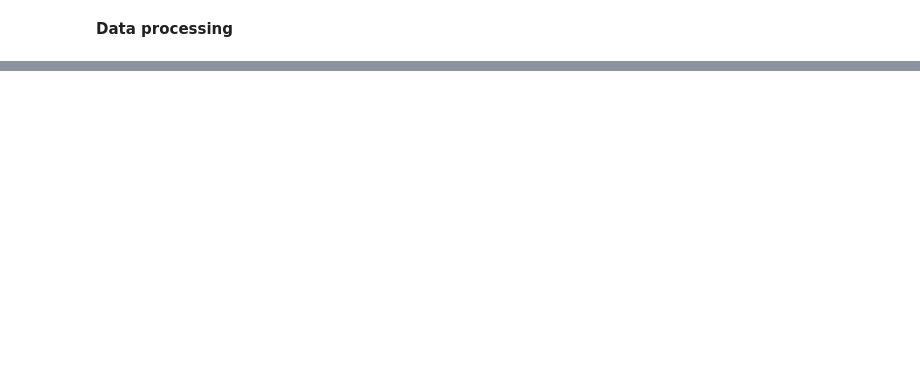
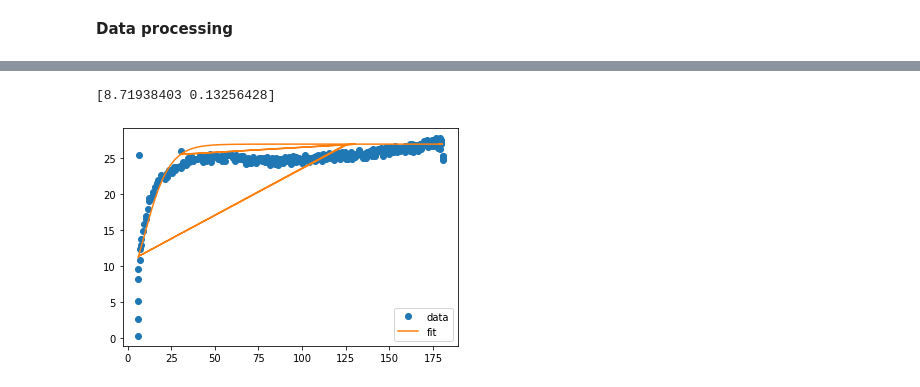
Before and after one commit to Jonasjcmh/PneuNet_Controller, a Jupyter notebook: Impedance controller.ipynb, the cells around one changed output, grey strips where cells are left out. Saved outputs shown, nothing was run; the diff lists cells and outputs as text; code cells hidden in the pictures; blank space fills up the shorter version.

```diff
--- a/Impedance controller.ipynb
+++ b/Impedance controller.ipynb
@@ -491,3 +501,19 @@ pylab.plot(ydata[1:300], label='data')
+# %%
+popt, pcov = curve_fit(sigmoid, xdata, ydata)
+print (popt)
+
+#x = np.linspace(-1, 15, 50)
+x=xdata
+y = sigmoid(x, *popt)
+
+pylab.plot(xdata, 27*ydata, 'o', label='data')
+pylab.plot(x,27*y, label='fit')
+#pylab.ylim(0, 1.05)
+pylab.legend(loc='best')
+pylab.show()
+# %% [output]
+[8.71938403 0.13256428]
+[figure, added]
 # %%
 xdata = np.array([0.0,   1.0,  3.0, 4.3, 7.0,   8.0,   8.5, 10.0, 12.0])
 ydata = np.array([0.01, 0.02, 0.04, 0.11, 0.43,  0.7, 0.89, 0.95, 0.99])
```
Also changed, not shown: parts of 4 cells of this notebook.
